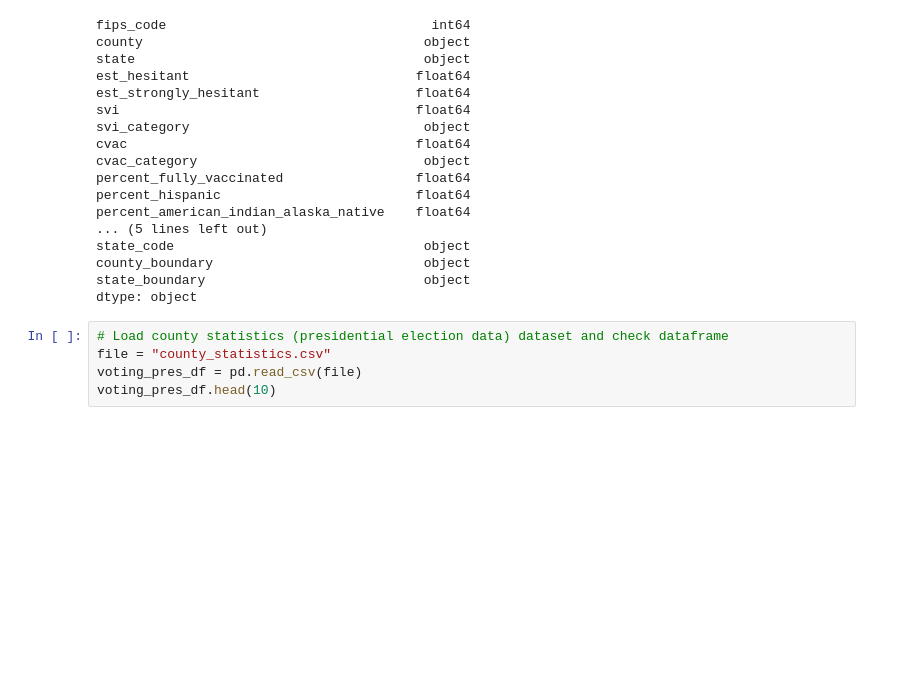
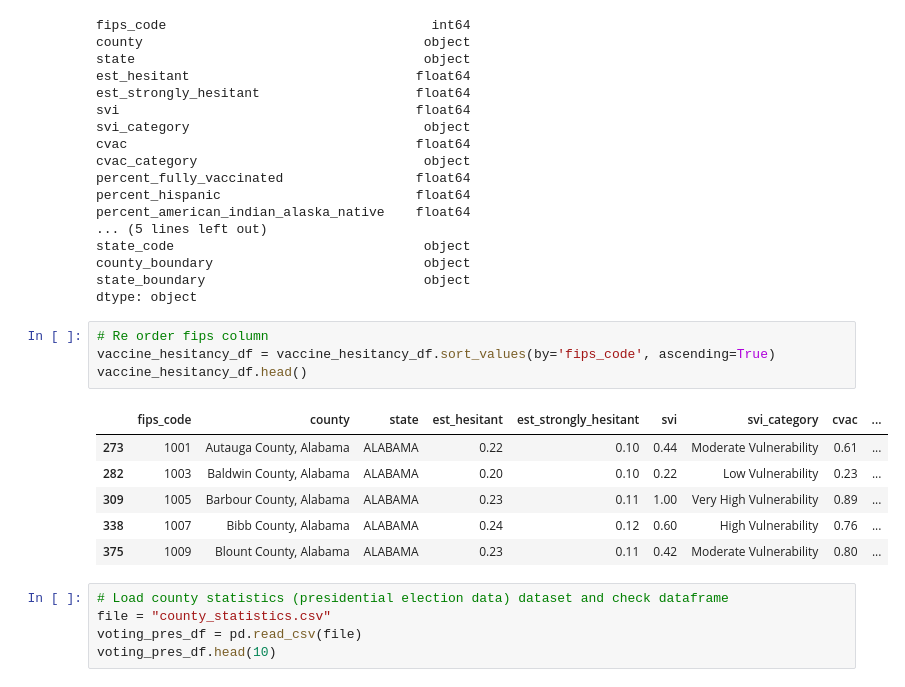
Before and after one commit to jbalooshie/covid-19-vaccine-hesitancy, a Jupyter notebook: Vaccine_Hesitancy_Data_Exploration.ipynb, the cells around one changed output. Saved outputs shown, nothing was run; the diff lists cells and outputs as text; blank space fills up the shorter version.

```diff
--- a/Vaccine_Hesitancy_Data_Exploration.ipynb
+++ b/Vaccine_Hesitancy_Data_Exploration.ipynb
@@ -185,6 +185,17 @@ state_code                                object
 county_boundary                           object
 state_boundary                            object
 dtype: object
+# %%
+# Re order fips column
+vaccine_hesitancy_df = vaccine_hesitancy_df.sort_values(by='fips_code', ascending=True)
+vaccine_hesitancy_df.head()
+# %% [output]
+|  | fips_code | county | state | est_hesitant | est_strongly_hesitant | svi | svi_category | cvac | ... |
+| 273 | 1001 | Autauga County, Alabama | ALABAMA | 0.22 | 0.10 | 0.44 | Moderate Vulnerability | 0.61 | ... |
+| 282 | 1003 | Baldwin County, Alabama | ALABAMA | 0.20 | 0.10 | 0.22 | Low Vulnerability | 0.23 | ... |
+| 309 | 1005 | Barbour County, Alabama | ALABAMA | 0.23 | 0.11 | 1.00 | Very High Vulnerability | 0.89 | ... |
+| 338 | 1007 | Bibb County, Alabama | ALABAMA | 0.24 | 0.12 | 0.60 | High Vulnerability | 0.76 | ... |
+| 375 | 1009 | Blount County, Alabama | ALABAMA | 0.23 | 0.11 | 0.42 | Moderate Vulnerability | 0.80 | ... |
 # %%
 # Load county statistics (presidential election data) dataset and check dataframe
 file = "county_statistics.csv"
```
Also changed, not shown: parts of 5 cells of this notebook, 3 other files.
